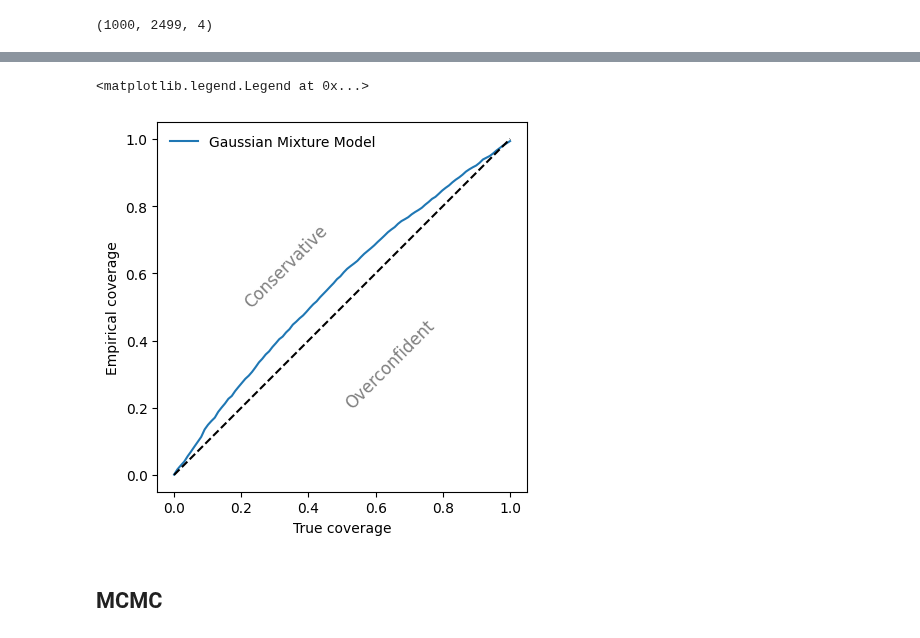
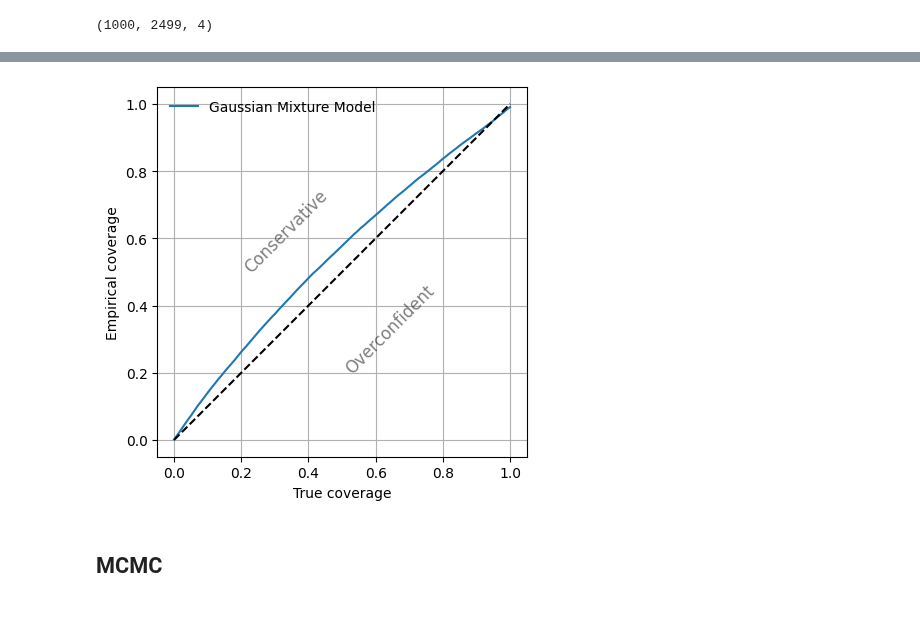
Before and after one commit to des-science/multiprobe-simulation-inference, a Jupyter notebook: notebooks/gaussian_mixture.ipynb, the cells around one changed output, grey strips where cells are left out. Saved outputs shown, nothing was run; the diff lists cells and outputs as text; code cells hidden in the pictures.

Commit message:
updated the eecp

```diff
--- a/notebooks/gaussian_mixture.ipynb
+++ b/notebooks/gaussian_mixture.ipynb
@@ -219,49 +219,56 @@ for i, i_cosmo in enumerate(cosmo_indices):
 # %%
 n_confidence_levels = 100
+n_examples = grid_preds.shape[1]
 
-# TODO deal with the multiple realisations
-true_preds = grid_preds[:,0,:]
-# true_preds = np.mean(grid_preds, axis=1)
-# true_preds = np.median(grid_preds, axis=1)
+# shape (n_cosmos, n_examples, n_summary)
+true_preds = grid_preds
 
-true_probs = np.exp(model.log_likelihood(grid_cosmos, true_preds))
+# shape (n_cosmos, n_examples)
+true_probs = np.exp(model.log_likelihood(np.repeat(grid_cosmos[:,np.newaxis,:], true_preds.shape[1], axis=1), true_preds))
+
+# shape (n_cosmos, n_samples_per_cosmo)
+sample_log_probs = model.log_likelihood(np.repeat(grid_cosmos[np.newaxis,:,:], pred_samples.shape[0], axis=0), pred_samples).T
 
 # empirical expected coverage probability
-eecp = np.zeros((n_cosmos, n_confidence_levels))
+eecp = np.zeros((n_cosmos, n_examples, n_confidence_levels))
 
+# cosmos
 for i in tqdm(range(n_cosmos)):
     true_cosmo = grid_cosmos[i]
-    true_pred = true_preds[i]
-    true_prob = true_probs[i]
 
-    sample = pred_samples[:,i,:]
-    sample_log_probs = model.log_likelihood(np.stack([true_cosmo for _ in range(sample.shape[0])], axis=0), sample)
+    sample_log_prob = sample_log_probs[i]
+    sample_prob = np.sort(np.exp(sample_log_prob))[::-1]
 
-    sample_probs = np.sort(np.exp(sample_log_probs))[::-1]
-    prob_at_cls = sample_probs[::n_samples_per_cosmo//n_confidence_levels]
+    # shape (n_conficence_levels,)
+    prob_at_cls = sample_prob[::n_samples_per_cosmo//n_confidence_levels]
 
-    # per cosmology
-    eecp[i] = true_prob >= prob_at_cls
+    # examples
+    for j in range(n_examples):
+        true_pred = true_preds[i,j]
+        true_prob = true_probs[i,j]
 
-# mean over all cosmologies
-eecp = np.mean(eecp, axis=0)
+        # per cosmology
+        eecp[i,j] = true_prob >= prob_at_cls
+
+# mean over all cosmologies and examples
+eecp = np.mean(eecp, axis=(0,1))
 
 # plot
 true_coverage = np.linspace(0, 1, n_confidence_levels)
 
 fig, ax = plt.subplots()
 
 ax.plot(true_coverage, eecp, label="Gaussian Mixture Model")
 ax.plot([0, 1], [0, 1], color="k", linestyle="--")
 
 ax.set(xlabel="True coverage", ylabel="Empirical coverage")
 ax.text(0.2, 0.5, "Conservative", fontsize="large", alpha=0.5, rotation=45)
 ax.text(0.5, 0.2, "Overconfident", fontsize="large", alpha=0.5, rotation=45)
 ax.set_aspect("equal")
 ax.legend(loc="upper left", frameon=False)
+ax.grid(True)
 # %% [output]
-<matplotlib.legend.Legend at 0x...>
-[figure, old version]
+[figure, new version]
 # %% [markdown]
 ## MCMC
 # %%
```
Also changed, not shown: parts of 9 cells of this notebook.
